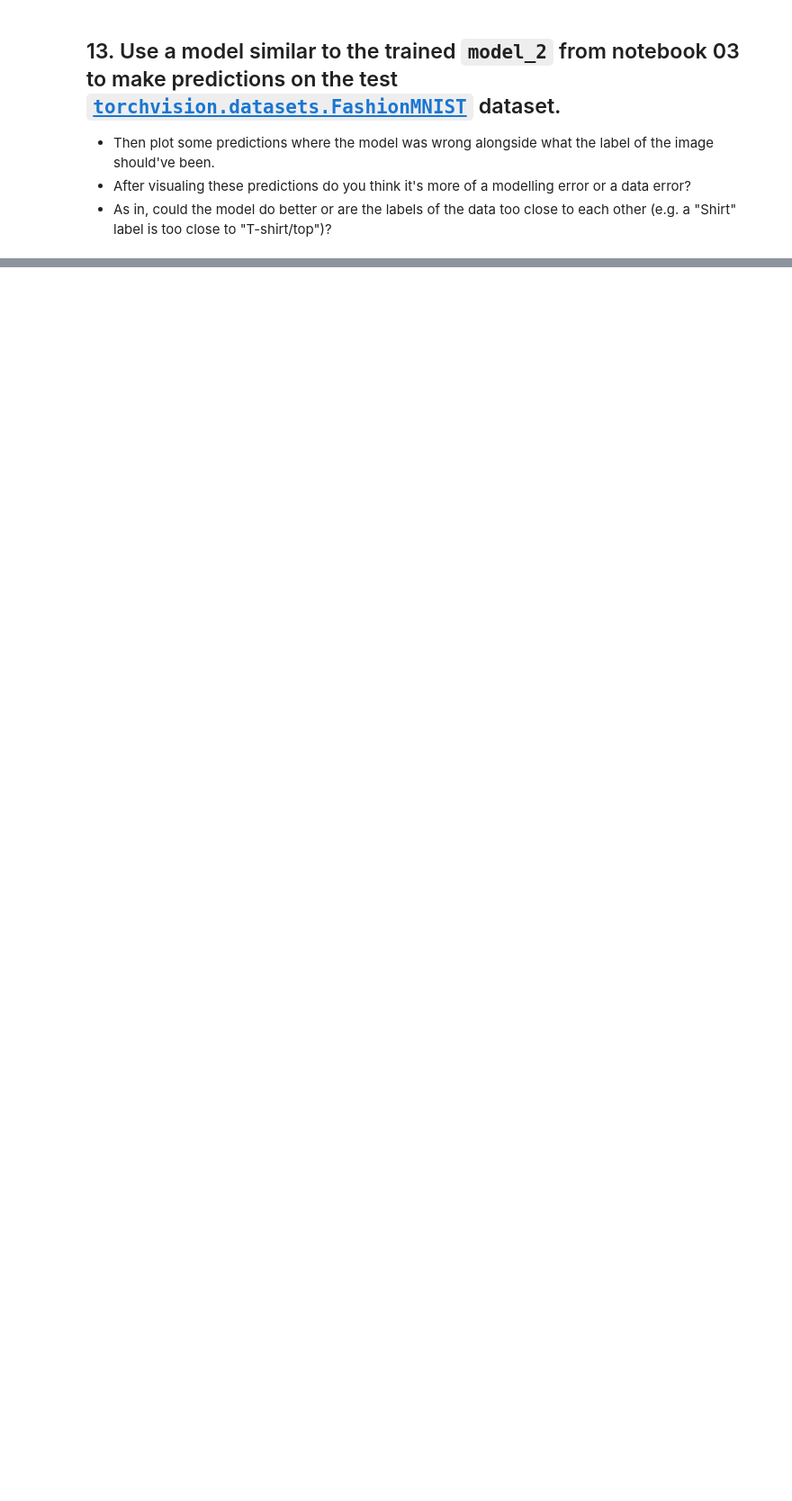
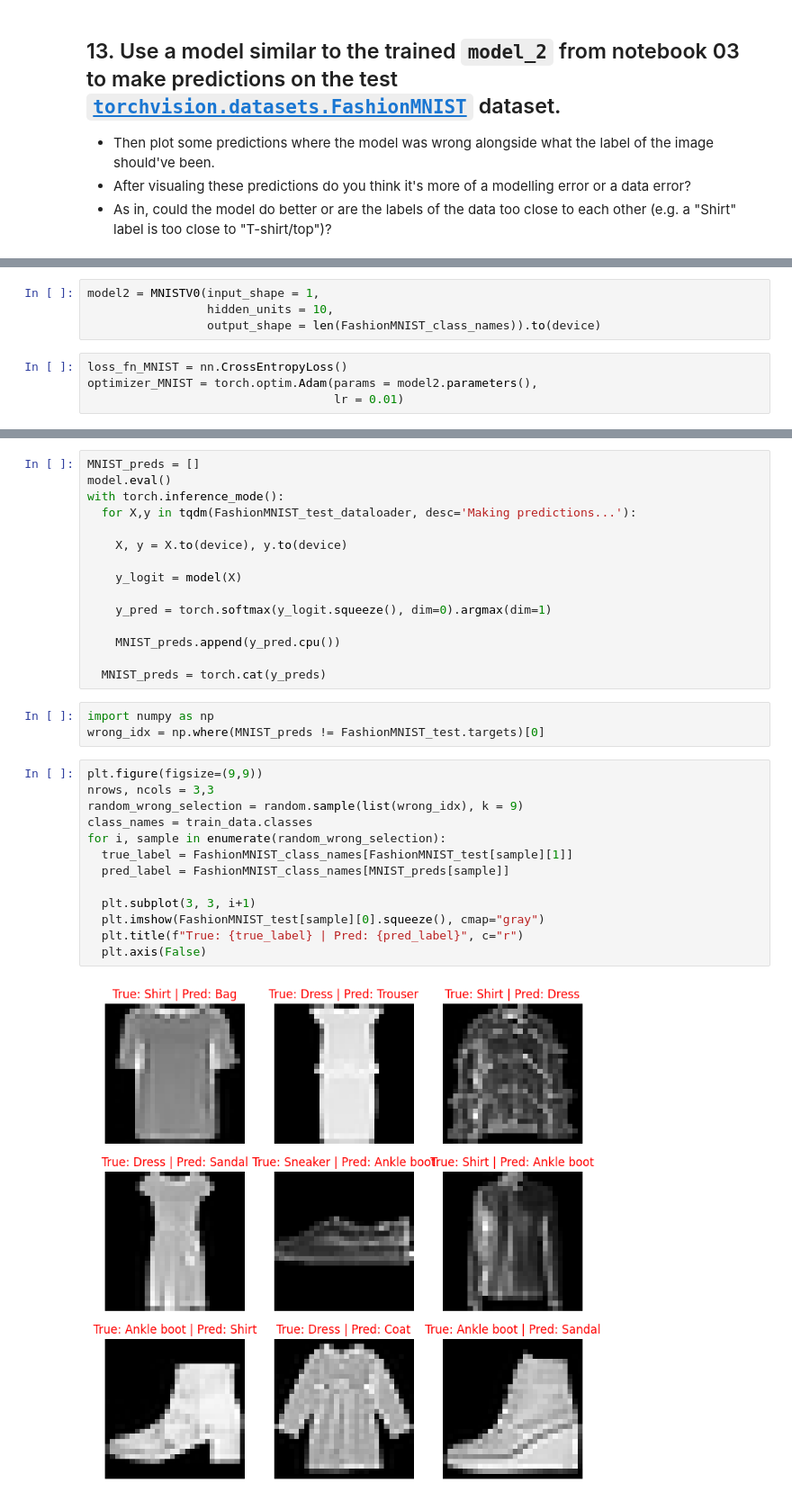
Before and after one commit to StefanosGZ/Learnpytorch.io, a Jupyter notebook: exercises/03_pytorch_computer_vision_exercises.ipynb, the cells around one changed output, grey strips where cells are left out. Shown at 90% size. Saved outputs shown, nothing was run; the diff lists cells and outputs as text; blank space fills up the shorter version.

```diff
--- a/exercises/03_pytorch_computer_vision_exercises.ipynb
+++ b/exercises/03_pytorch_computer_vision_exercises.ipynb
@@ -285,0 +500,8 @@ print(f"Total training time is: {cpu_end - cpu_start:.2f}")
+# %%
+model2 = MNISTV0(input_shape = 1,
+                 hidden_units = 10,
+                 output_shape = len(FashionMNIST_class_names)).to(device)
+# %%
+loss_fn_MNIST = nn.CrossEntropyLoss()
+optimizer_MNIST = torch.optim.Adam(params = model2.parameters(),
+                                   lr = 0.01)
@@ -285,0 +543,33 @@ print(f"Total training time is: {cpu_end - cpu_start:.2f}")
+# %%
+MNIST_preds = []
+model.eval()
+with torch.inference_mode():
+  for X,y in tqdm(FashionMNIST_test_dataloader, desc='Making predictions...'):
+
+    X, y = X.to(device), y.to(device)
+
+    y_logit = model(X)
+
+    y_pred = torch.softmax(y_logit.squeeze(), dim=0).argmax(dim=1)
+
+    MNIST_preds.append(y_pred.cpu())
+
+  MNIST_preds = torch.cat(y_preds)
+# %%
+import numpy as np
+wrong_idx = np.where(MNIST_preds != FashionMNIST_test.targets)[0]
+# %%
+plt.figure(figsize=(9,9))
+nrows, ncols = 3,3
+random_wrong_selection = random.sample(list(wrong_idx), k = 9)
+class_names = train_data.classes
+for i, sample in enumerate(random_wrong_selection):
+  true_label = FashionMNIST_class_names[FashionMNIST_test[sample][1]]
+  pred_label = FashionMNIST_class_names[MNIST_preds[sample]]
+
+  plt.subplot(3, 3, i+1)
+  plt.imshow(FashionMNIST_test[sample][0].squeeze(), cmap="gray")
+  plt.title(f"True: {true_label} | Pred: {pred_label}", c="r")
+  plt.axis(False)
+# %% [output]
+[figure, added]
```
Also changed, not shown: parts of 21 cells of this notebook.
